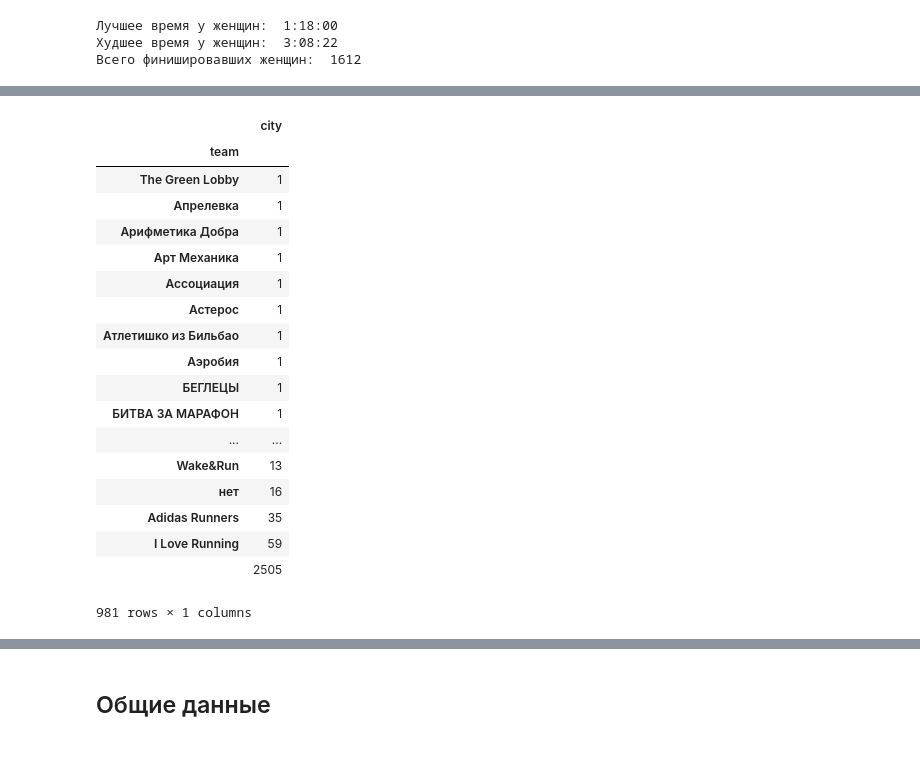
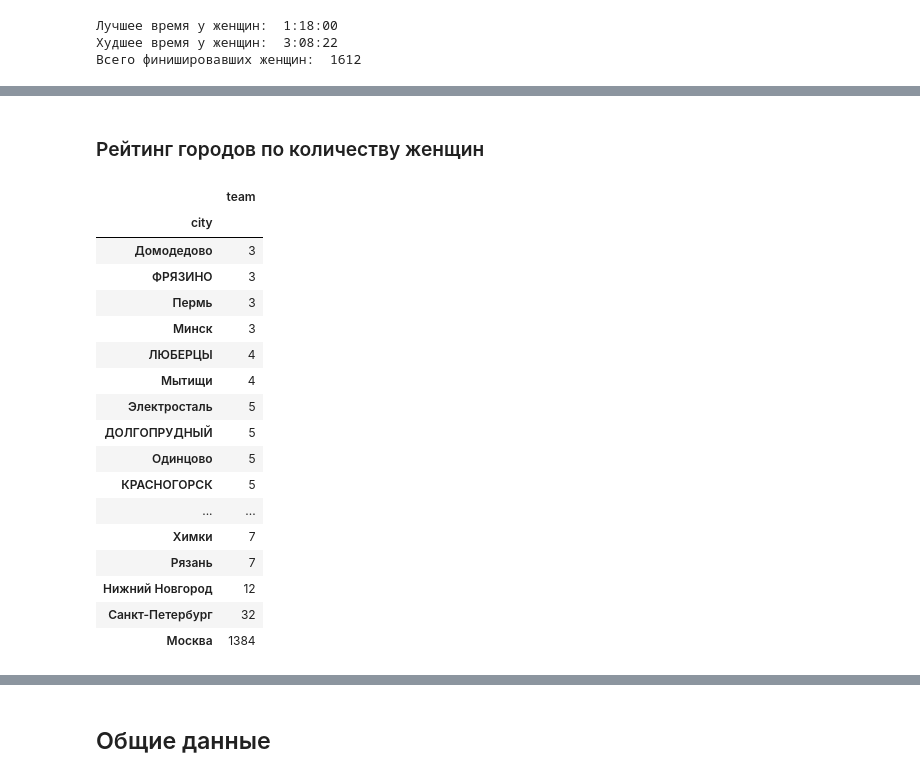
Before and after one commit to 185112007/notebooks, a Jupyter notebook: moscow-hm-2017.ipynb, the cells around one changed output, grey strips where cells are left out. Saved outputs shown, nothing was run; the diff lists cells and outputs as text; code cells hidden in the pictures.

```diff
--- a/moscow-hm-2017.ipynb
+++ b/moscow-hm-2017.ipynb
@@ -205,28 +278,27 @@ print "Всего финишировавших женщин: ", len(female)
+# %% [markdown]
+### Рейтинг городов по количеству женщин
 # %%
-female_teams = lambda: (
-    ((runner[8], runner[7]) for runner in male))
-
-dfft = pd.DataFrame(female_teams(), columns=['team', 'city'])
-dfft = dfmt.groupby('team').aggregate(len)
-result = dfft.sort_values(['city'], ascending=[1])
-result.tail(1000)
+female_city = lambda: (([runner[8], runner[7]]) for runner in female)
+dffc = pd.DataFrame(female_city(), columns=['team', 'city'])
+cities = dffc.groupby('city').aggregate(len)
+cities.sort_values(cities.columns[0], ascending=[1], inplace=True)
+cities.tail(20)
 # %% [output]
-|  | city |
-| team |  |
-| The Green Lobby | 1 |
-| Апрелевка | 1 |
-| Арифметика Добра | 1 |
-| Арт Механика | 1 |
-| Ассоциация | 1 |
-| Астерос | 1 |
-| Атлетишко из Бильбао | 1 |
-| Аэробия | 1 |
-| БЕГЛЕЦЫ | 1 |
-| БИТВА ЗА МАРАФОН | 1 |
+|  | team |
+| city |  |
+| Домодедово | 3 |
+| ФРЯЗИНО | 3 |
+| Пермь | 3 |
+| Минск | 3 |
+| ЛЮБЕРЦЫ | 4 |
+| Мытищи | 4 |
+| Электросталь | 5 |
+| ДОЛГОПРУДНЫЙ | 5 |
+| Одинцово | 5 |
+| КРАСНОГОРСК | 5 |
 | ... | ... |
-| Wake&Run | 13 |
-| нет | 16 |
-| Adidas Runners | 35 |
-| I Love Running | 59 |
-|  | 2505 |
+| Химки | 7 |
+| Рязань | 7 |
+| Нижний Новгород | 12 |
+| Санкт-Петербург | 32 |
+| Москва | 1384 |
-981 rows × 1 columns
```
Also changed, not shown: parts of 17 cells of this notebook.
